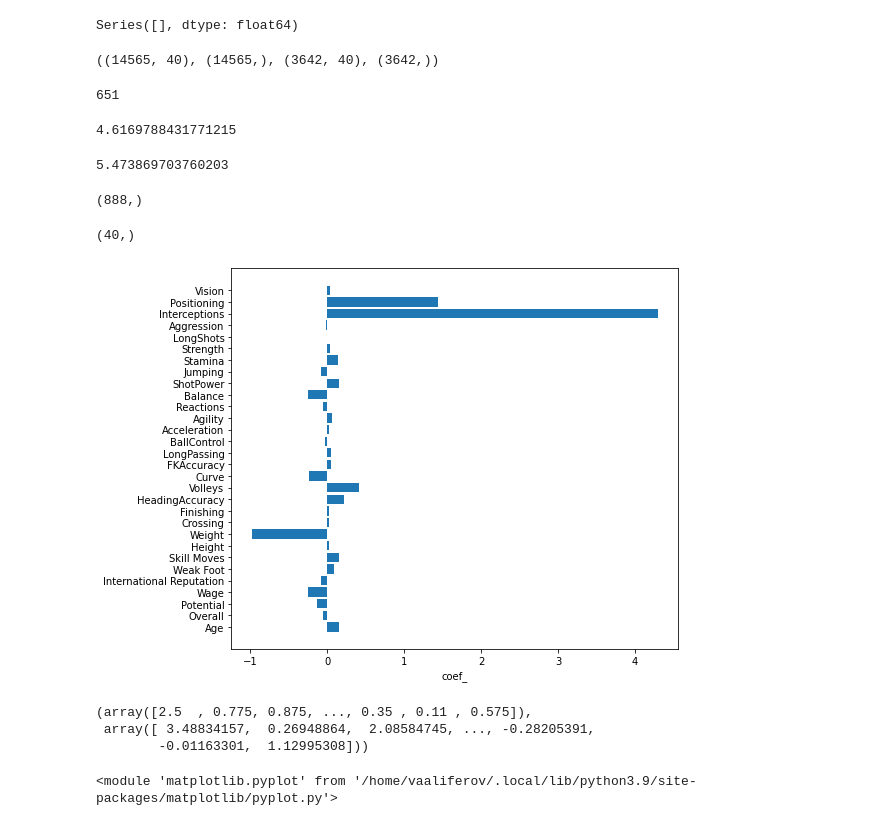
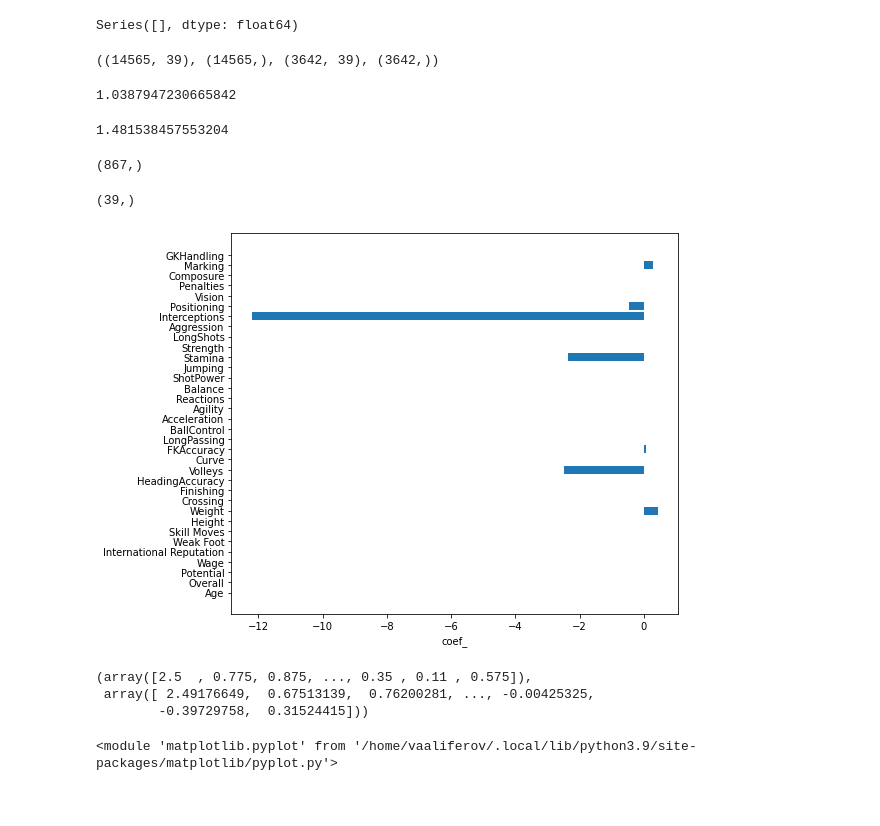
Before and after one commit to MitrofanovDmitry/study, a Jupyter notebook: practice/55 linear_regression FIFA 19 (rs)/3.ipynb, the cells around one changed output. Cells and saved outputs as stored; diff of their text form; code cells hidden in the pictures.

```diff
--- a/practice/55 linear_regression FIFA 19 (rs)/3.ipynb
+++ b/practice/55 linear_regression FIFA 19 (rs)/3.ipynb
@@ -53,9 +54,10 @@ plot_missing_map(df)
 # %% [output]
 [figure]
 # %%
+# 'Club',
+
 cat = [
     'Nationality',
-    'Club',
     'Preferred Foot',
     'Work Rate',
     'Body Type',
@@ -192,24 +198,24 @@ X, y = df_cut.drop('Value', axis=1), df_cut['Value']
 X_train, X_test, y_train, y_test = train_test_split(X, y, train_size=0.8, random_state=2)
 X_train.shape, y_train.shape, X_test.shape, y_test.shape
 # %% [output]
-((14565, 40), (14565,), (3642, 40), (3642,))
+((14565, 39), (14565,), (3642, 39), (3642,))
 # %%
-len(df_cut['Club'].unique())
+# len(df_cut['Club'].unique())
-# %% [output]
-651
 # %%
 categorical_features = cat
 numeric_features = list(set(num) - set(['Value']))
 
 numeric_transformer = StandardScaler()
 categorical_transformer = OneHotEncoder(handle_unknown='ignore')
+polynomial_transformer = PolynomialFeatures(degree=2)
 
 transformers = [
-    ('num', numeric_transformer, numeric_features),
-    ('cat', categorical_transformer, categorical_features)]
+    ('sca', StandardScaler(), numeric_features),
+    ('pol', PolynomialFeatures(degree=2), numeric_features),
+    ('hot', OneHotEncoder(handle_unknown='ignore'), categorical_features)]
 
 preprocessor = ColumnTransformer(transformers)
-regressor = Ridge(alpha=0)
+regressor = Ridge(alpha=1)
 
 lr = Pipeline(steps=[('pre', preprocessor), ('reg', regressor)])
 # %%
@@ -217,31 +223,31 @@ lr.fit(X_train, y_train);
 # %%
 mean_squared_error(y_train, lr.predict(X_train))
 # %% [output]
-4.6169788431771215
+1.0387947230665842
 # %%
 mean_squared_error(y_test, lr.predict(X_test))
 # %% [output]
-5.473869703760203
+1.481538457553204
 # %%
 lr['reg'].coef_.shape
 # %% [output]
-(888,)
+(867,)
 # %%
 X.columns.values.shape
 # %% [output]
-(40,)
+(39,)
 # %%
 plt.figure(figsize=(8,7))
-plt.barh(X.columns.values[:30], lr['reg'].coef_[:30])
+plt.barh(X.columns.values[:34], lr['reg'].coef_[:34])
 plt.xlabel('coef_');
 # %% [output]
-[figure, old version]
+[figure, new version]
 # %%
 y_test.values, lr.predict(X_test)
 # %% [output]
 (array([2.5  , 0.775, 0.875, ..., 0.35 , 0.11 , 0.575]),
- array([ 3.48834157,  0.26948864,  2.08584745, ..., -0.28205391,
-        -0.01163301,  1.12995308]))
+ array([ 2.49176649,  0.67513139,  0.76200281, ..., -0.00425325,
+        -0.39729758,  0.31524415]))
 # %%
 # cross_val_score(lr, X, y, scoring='neg_mean_squared_error', cv=3).mean()
 # %%
```
Also changed, not shown: parts of 2 cells of this notebook.
